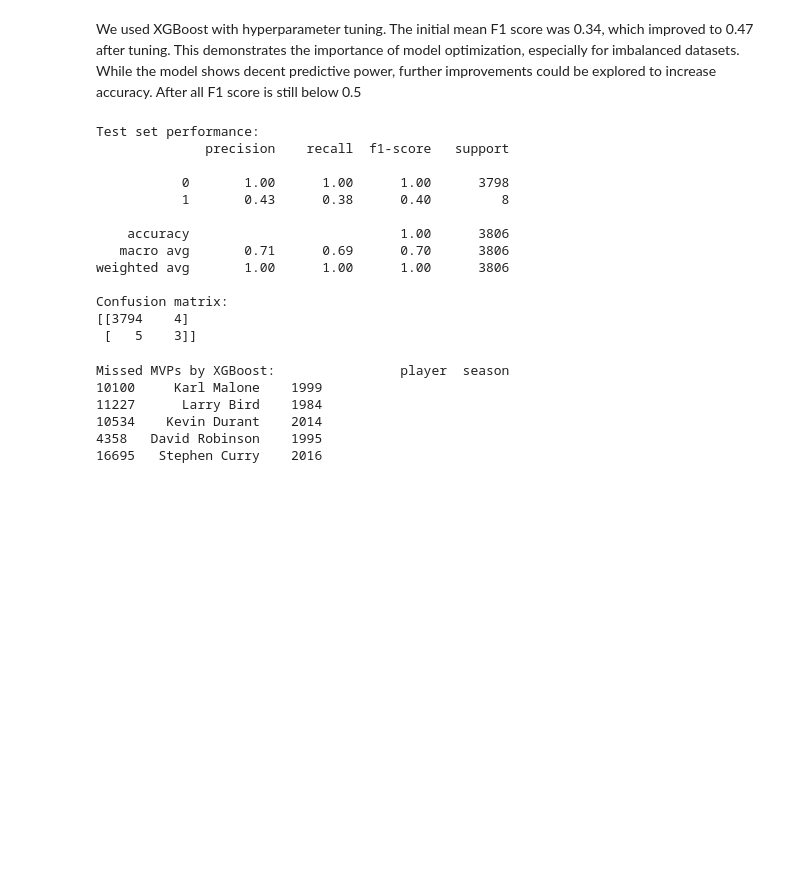
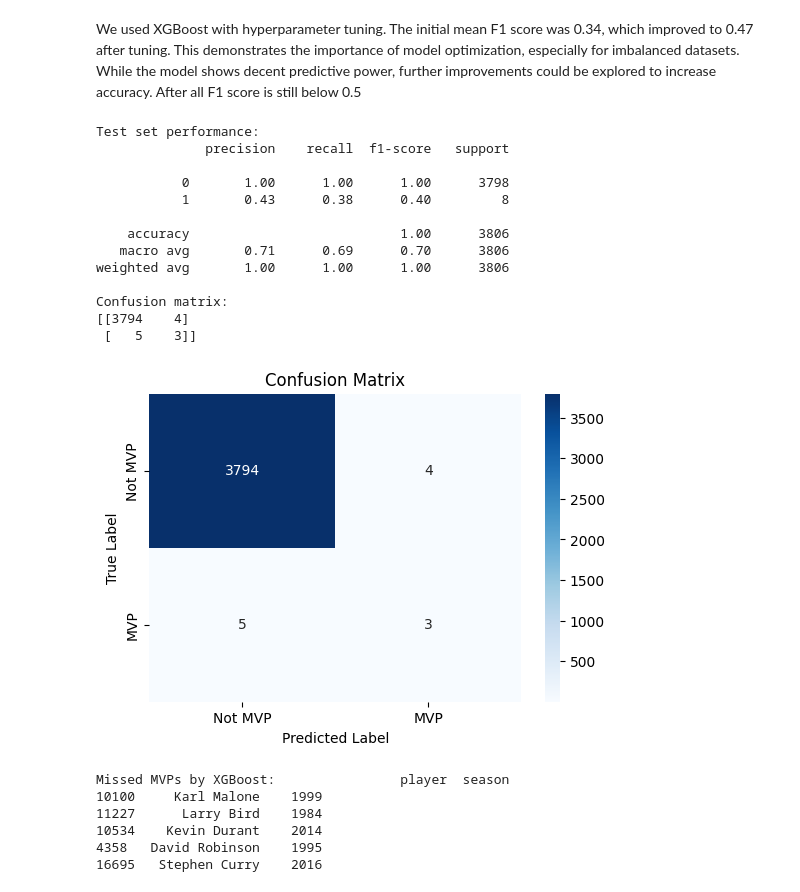
Before and after one commit to mertso13/nba-mvp-prediction, a Jupyter notebook: mvp_prediction.ipynb, the cells around one changed output. Drawn from its saved outputs; the diff is of its cells as text; code cells hidden in the pictures; blank space fills up the shorter version.

```diff
--- a/mvp_prediction.ipynb
+++ b/mvp_prediction.ipynb
@@ -773,26 +908,28 @@ We used XGBoost with hyperparameter tuning. The initial mean F1 score was 0.34,
 # %%
 best_xgb = xgb_search.best_estimator_
 xgb_pred = best_xgb.predict(X_test)
 xgb_proba = best_xgb.predict_proba(X_test)[:, 1]
 
 print("Test set performance:")
 print(classification_report(y_test, xgb_pred))
 print("Confusion matrix:")
 print(confusion_matrix(y_test, xgb_pred))
+plot_confusion_matrix(y_test, xgb_pred)
 # %% [output]
 Test set performance:
               precision    recall  f1-score   support
 
            0       1.00      1.00      1.00      3798
            1       0.43      0.38      0.40         8
 
     accuracy                           1.00      3806
    macro avg       0.71      0.69      0.70      3806
 weighted avg       1.00      1.00      1.00      3806
 
 Confusion matrix:
 [[3794    4]
  [   5    3]]
+[figure, added]
 # %%
 xgb_missed_idx = (xgb_pred != y_test) & (y_test == 1)
 xgb_missed_mvps = df.iloc[y_test[xgb_missed_idx].index]
```
Also changed, not shown: parts of 14 cells of this notebook, 3 other files.
